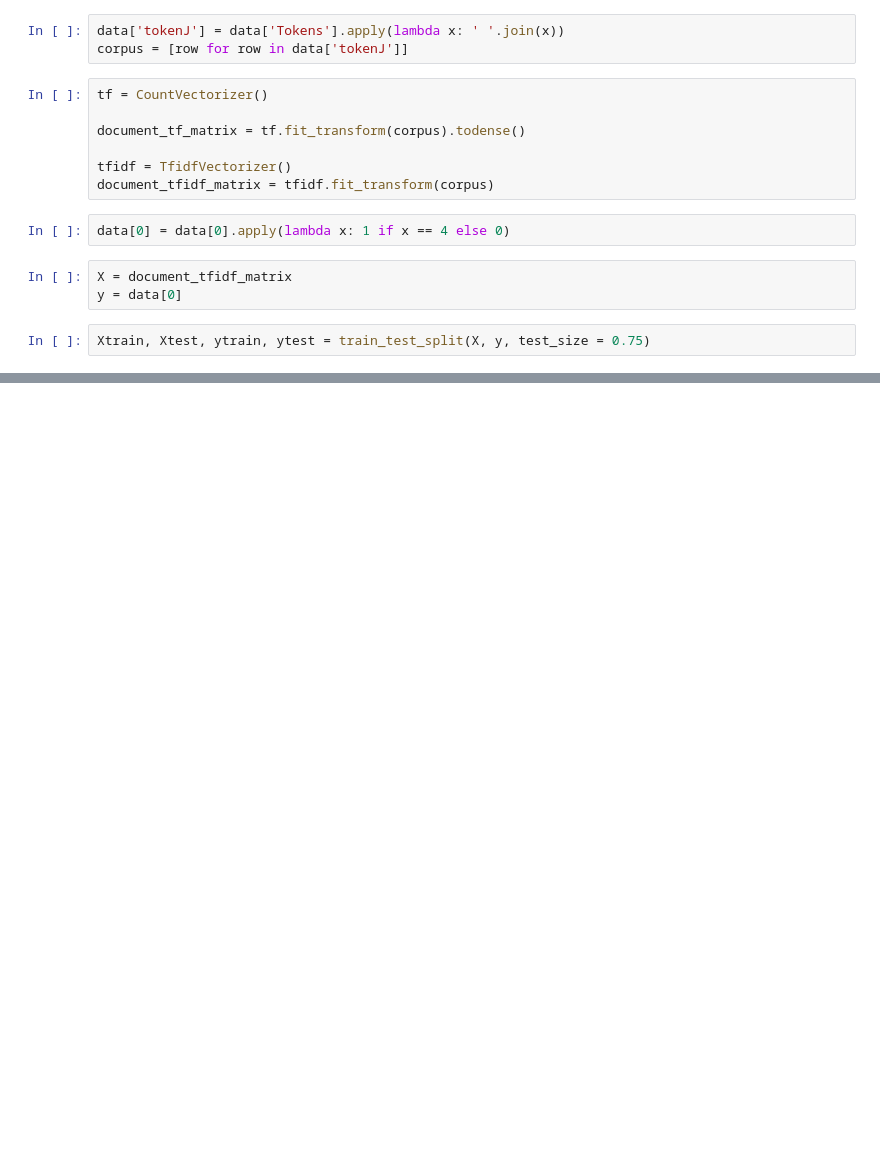
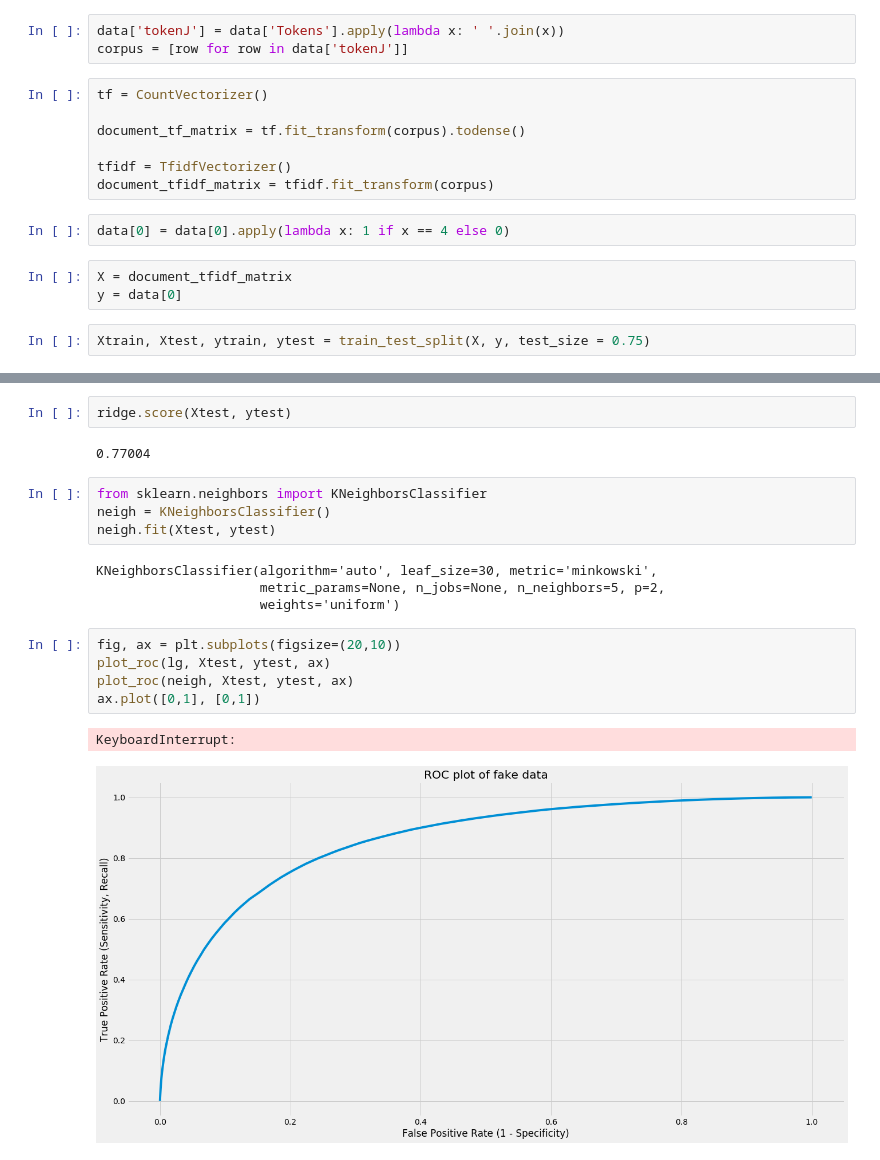
Before and after one commit to BrooksDiwu/MoodPrediction, a Jupyter notebook: EDA2.ipynb, the cells around one changed output, grey strips where cells are left out. Saved outputs shown, nothing was run; the diff lists cells and outputs as text; blank space fills up the shorter version.

```diff
--- a/EDA2.ipynb
+++ b/EDA2.ipynb
@@ -149,0 +237,20 @@ lg.score(Xtest, ytest)
+# %%
+ridge.score(Xtest, ytest)
+# %% [output]
+0.77004
+# %%
+from sklearn.neighbors import KNeighborsClassifier
+neigh = KNeighborsClassifier()
+neigh.fit(Xtest, ytest)
+# %% [output]
+KNeighborsClassifier(algorithm='auto', leaf_size=30, metric='minkowski',
+                     metric_params=None, n_jobs=None, n_neighbors=5, p=2,
+                     weights='uniform')
+# %%
+fig, ax = plt.subplots(figsize=(20,10))
+plot_roc(lg, Xtest, ytest, ax)
+plot_roc(neigh, Xtest, ytest, ax)
+ax.plot([0,1], [0,1])
+# %% [output]
+KeyboardInterrupt:
+[figure, added]
```
Also changed, not shown: parts of 12 cells of this notebook, 2 other files.
